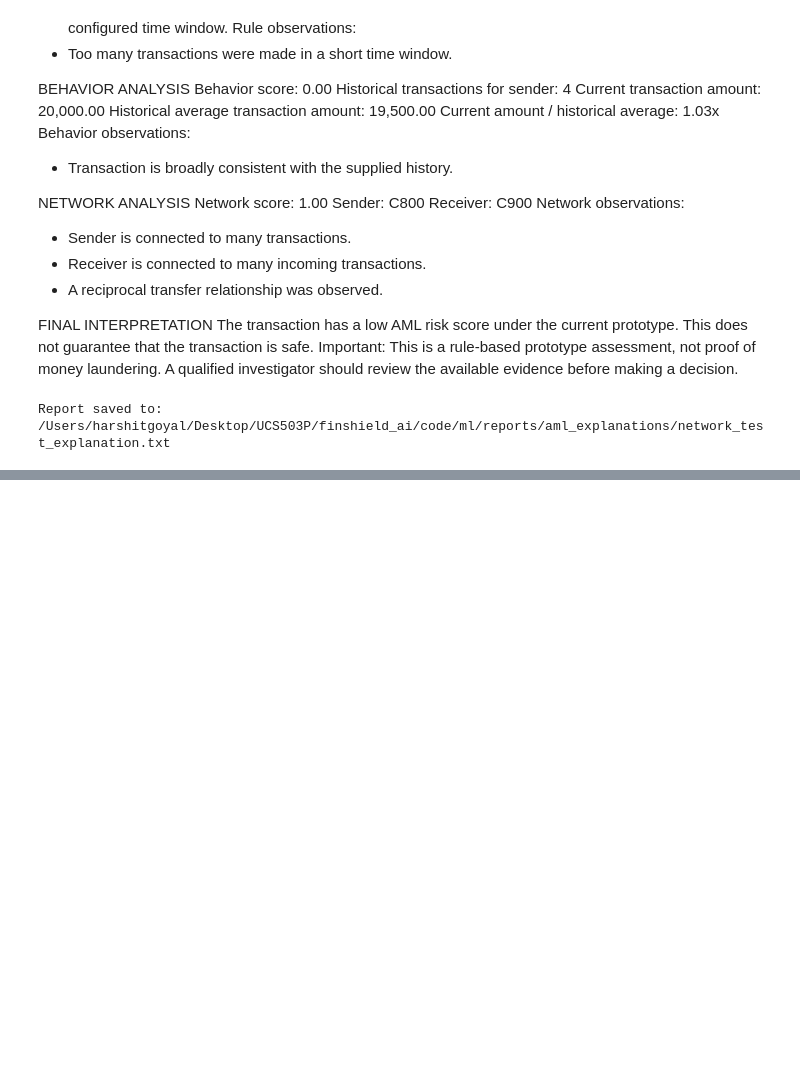
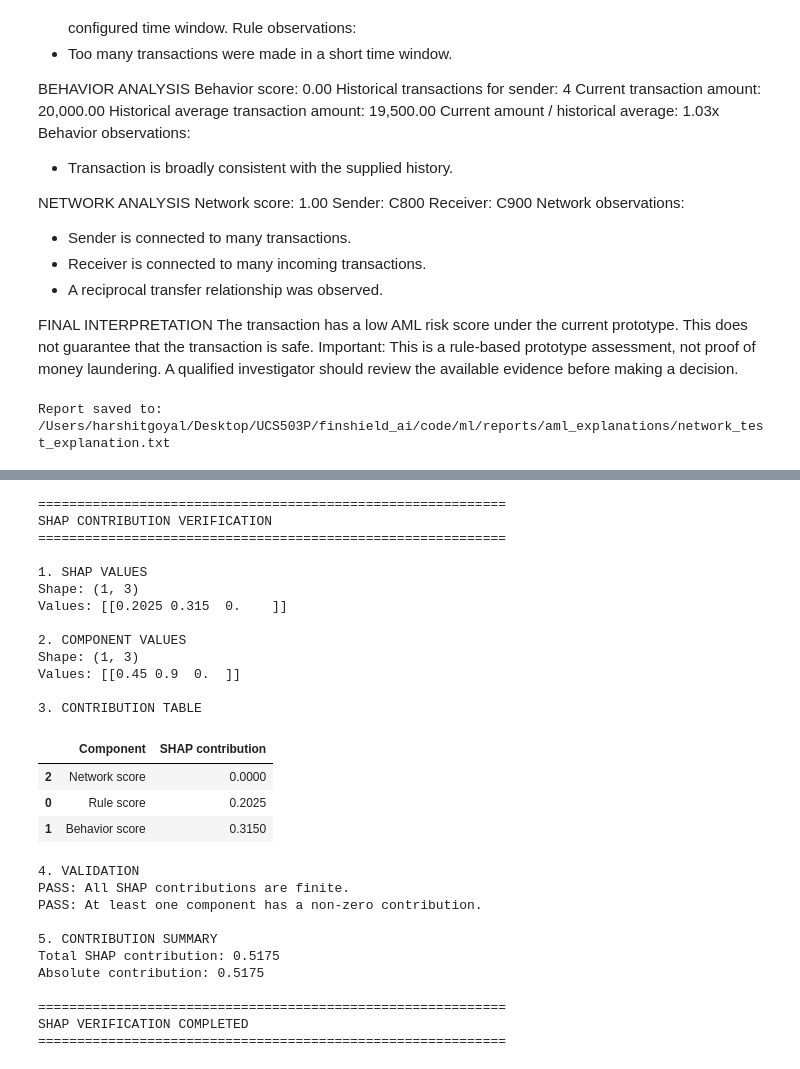
Before and after one commit to harshit29062006/finshield_ai, a Jupyter notebook: code/ml/notebooks/07_aml_shap.ipynb, the cells around one changed output, grey strips where cells are left out. Cells and saved outputs as stored; diff of their text form; code cells hidden in the pictures; blank space fills up the shorter version.

```diff
--- a/code/ml/notebooks/07_aml_shap.ipynb
+++ b/code/ml/notebooks/07_aml_shap.ipynb
@@ -704,0 +841,77 @@ Report saved to: /Users/harshitgoyal/Desktop/UCS503P/finshield_ai/code/ml/report
+# %%
+# ==========================================
+# SHAP VERIFICATION - STEP 3
+# ==========================================
+
+import numpy as np
+import pandas as pd
+
+print("=" * 60)
+print("SHAP CONTRIBUTION VERIFICATION")
+print("=" * 60)
+
+# 1. Check SHAP values
+print("\n1. SHAP VALUES")
+print("Shape:", np.array(shap_values).shape)
+print("Values:", shap_values)
+
+# 2. Check component values
+print("\n2. COMPONENT VALUES")
+print("Shape:", component_values.shape)
+print("Values:", component_values)
+
+# 3. Display contribution table
+print("\n3. CONTRIBUTION TABLE")
+display(contribution_df)
+
+# 4. Check whether contributions are valid
+shap_array = np.array(shap_values)
+
+print("\n4. VALIDATION")
+
+if np.all(np.isfinite(shap_array)):
+    print("PASS: All SHAP contributions are finite.")
+else:
+    print("FAIL: Invalid SHAP values detected.")
+
+if np.any(np.abs(shap_array) > 1e-10):
+    print("PASS: At least one component has a non-zero contribution.")
+else:
+    print("WARNING: All SHAP contributions are zero.")
+
+print("\n5. CONTRIBUTION SUMMARY")
+print("Total SHAP contribution:", np.sum(shap_array))
+print("Absolute contribution:", np.sum(np.abs(shap_array)))
+
+print("\n" + "=" * 60)
+print("SHAP VERIFICATION COMPLETED")
+print("=" * 60)
+# %% [output]
+============================================================
+SHAP CONTRIBUTION VERIFICATION
+============================================================
+
+1. SHAP VALUES
+Shape: (1, 3)
+Values: [[0.2025 0.315  0.    ]]
+
+2. COMPONENT VALUES
+Shape: (1, 3)
+Values: [[0.45 0.9  0.  ]]
+
+3. CONTRIBUTION TABLE
+|  | Component | SHAP contribution |
+| 2 | Network score | 0.0000 |
+| 0 | Rule score | 0.2025 |
+| 1 | Behavior score | 0.3150 |
+4. VALIDATION
+PASS: All SHAP contributions are finite.
+PASS: At least one component has a non-zero contribution.
+
+5. CONTRIBUTION SUMMARY
+Total SHAP contribution: 0.5175
+Absolute contribution: 0.5175
+
+============================================================
+SHAP VERIFICATION COMPLETED
+============================================================
```
Also changed, not shown: parts of 10 cells of this notebook, 6 other files.
